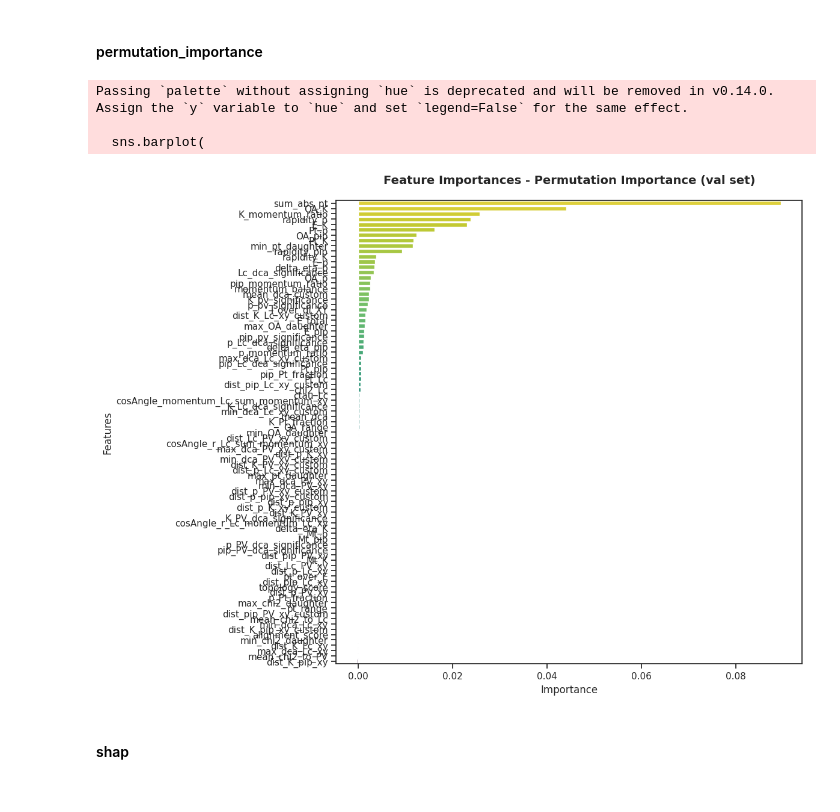
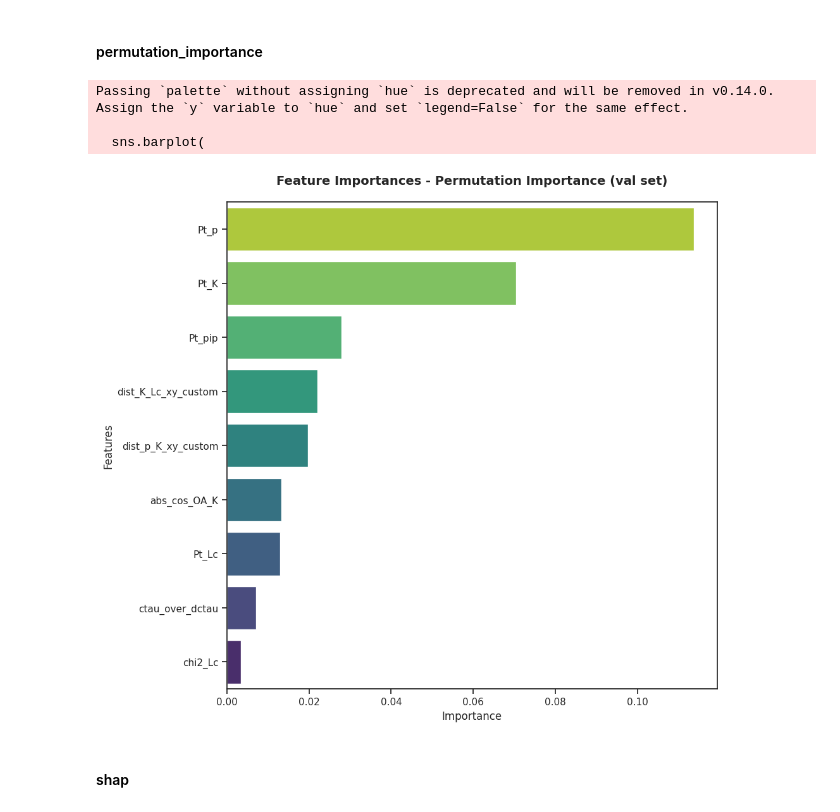
Before and after one commit to ArtSmirnovCH/SPD-Lc-pKpi-27, a Jupyter notebook: analysis_notebooks/ML_analysis/classifiers/XGBoost_classifier.ipynb, the cells around one changed output. Drawn from its saved outputs; the diff is of its cells as text; code cells hidden in the pictures.

```diff
--- a/analysis_notebooks/ML_analysis/classifiers/XGBoost_classifier.ipynb
+++ b/analysis_notebooks/ML_analysis/classifiers/XGBoost_classifier.ipynb
@@ -91,17 +77,11 @@ except NameError:
 # %%
-# Feature encoding
-if features_list == CFG.feature_set_1:
+if features_list == CFG.feature_set_ML:
     cols_to_encode = [
         'highest_pt_daughter', 'highest_momentum_daughter', 'highest_OA_daughter',
         'highest_eta_daughter', 'highest_dca_Lc_daughter', 'highest_dca_PV_daughter',
     ]
-elif features_list == CFG.feature_set_2:
-    cols_to_encode = [
-        'highest_momentum_daughter',
-        'highest_eta_daughter', 'highest_dca_Lc_daughter', 'highest_dca_PV_daughter',
-    ]
-elif features_list == CFG.feature_set_3:
-    cols_to_encode = ['highest_momentum_daughter']
+else:
+    cols_to_encode = []
 
 preprocessor = ColumnTransformer(
     transformers=[
@@ -122,29 +102,18 @@ x_train = pd.DataFrame(x_train_encoded, columns=feature_names, index=x_train.ind
 x_val = pd.DataFrame(x_val_encoded, columns=feature_names, index=x_val.index)
 x_test = pd.DataFrame(x_test_encoded, columns=feature_names, index=x_test.index)
 
-
 # Drop excluded columns
-if features_list == CFG.feature_set_2:
+if features_list == CFG.feature_set_ML:
 
     features_to_drop = [
-        'highest_momentum_daughter_P_pip', 'highest_momentum_daughter_P_p',
-        'highest_eta_daughter_eta_pip', 'highest_dca_PV_daughter_dist_pip_PV_xy',
-        'highest_dca_Lc_daughter_dist_p_Lc_xy',
+    #     'highest_momentum_daughter_P_pip', 'highest_momentum_daughter_P_p',
+    #     'highest_eta_daughter_eta_pip', 'highest_dca_PV_daughter_dist_pip_PV_xy',
+    #     'highest_dca_Lc_daughter_dist_p_Lc_xy',
     ]
 
     x_train = x_train.drop(columns=features_to_drop)
     x_val = x_val.drop(columns=features_to_drop)
     x_test = x_test.drop(columns=features_to_drop)
-
-elif features_list == CFG.feature_set_3:
-
-    features_to_drop = [
-        'highest_momentum_daughter_P_pip', 'highest_momentum_daughter_P_p',
-    ]
-
-    x_train = x_train.drop(columns=features_to_drop)
-    x_val = x_val.drop(columns=features_to_drop)
-    x_test = x_test.drop(columns=features_to_drop)
 # %%
 # x_train.to_csv('/home/ome123/Загрузки/x_train.csv')
 # y_train.to_csv('/home/ome123/Загрузки/y_train.csv')
@@ -278,9 +226,6 @@ Passing `palette` without assigning `hue` is deprecated and will be removed in v
 # %% [markdown]
 #### permutation_importance
 # %%
-from sklearn.inspection import permutation_importance
-
-
 # params = CFG.params_xgboost_1
 params = {}
 params.update({
@@ -293,41 +238,40 @@ params.update({
     'device': 'cuda' if CFG.gpu_available else 'cpu',
     'n_jobs': 1 if CFG.gpu_available else 6,
     'max_bin': 256,
-    # 'scale_pos_weight': len(y_train[y_train == 0]) / len(y_train[y_train == 1])
 })
 
 model = XGBClassifier(**params)
 
 model.fit(x_train, y_train)
 
-# perm_importance = permutation_importance(model, x_train, y_train, n_repeats=10, random_state=CFG.seed)
-perm_importance = permutation_importance(model, x_val, y_val, n_repeats=10, random_state=CFG.seed)
+perm_importance = permutation_importance(model, x_train, y_train, n_repeats=10, random_state=CFG.seed)
+# perm_importance = permutation_importance(model, x_val, y_val, n_repeats=10, random_state=CFG.seed)
 
 perm_df = pd.DataFrame({
     'feature': x_train.columns,
     'importance': perm_importance.importances_mean,
     'std': perm_importance.importances_std
 }).sort_values('importance', ascending=False)
 
 fig, ax = plt.subplots(figsize=(10, 10))
 sns.barplot(
     data=perm_df,
     x='importance',
     y='feature',
     capsize=0.2,
     palette='viridis_r',
     ax=ax
 )
 plt.title('Feature Importances - Permutation Importance (val set)', fontsize=14, fontweight='bold', pad=20)
 plt.xlabel('Importance', fontsize=12)
 plt.ylabel('Features', fontsize=12)
-plt.savefig(f'/home/ome123/Рабочий стол/SPD/SPD_Lc_pKpi_27/plots/XGBoost_FE_permutations_val.pdf', bbox_inches='tight')
+plt.savefig(f'/home/ome123/Рабочий стол/SPD/SPD_Lc_pKpi_27/plots/XGBoost_FE_permutations_train.pdf', bbox_inches='tight')
 plt.show()
 # %% [output]
 Passing `palette` without assigning `hue` is deprecated and will be removed in v0.14.0. Assign the `y` variable to `hue` and set `legend=False` for the same effect.
 
   sns.barplot(
-[figure, old version]
+[figure, new version]
 # %% [markdown]
 #### shap
 # %%
```
Also changed, not shown: parts of 34 cells of this notebook, 35 other files.
